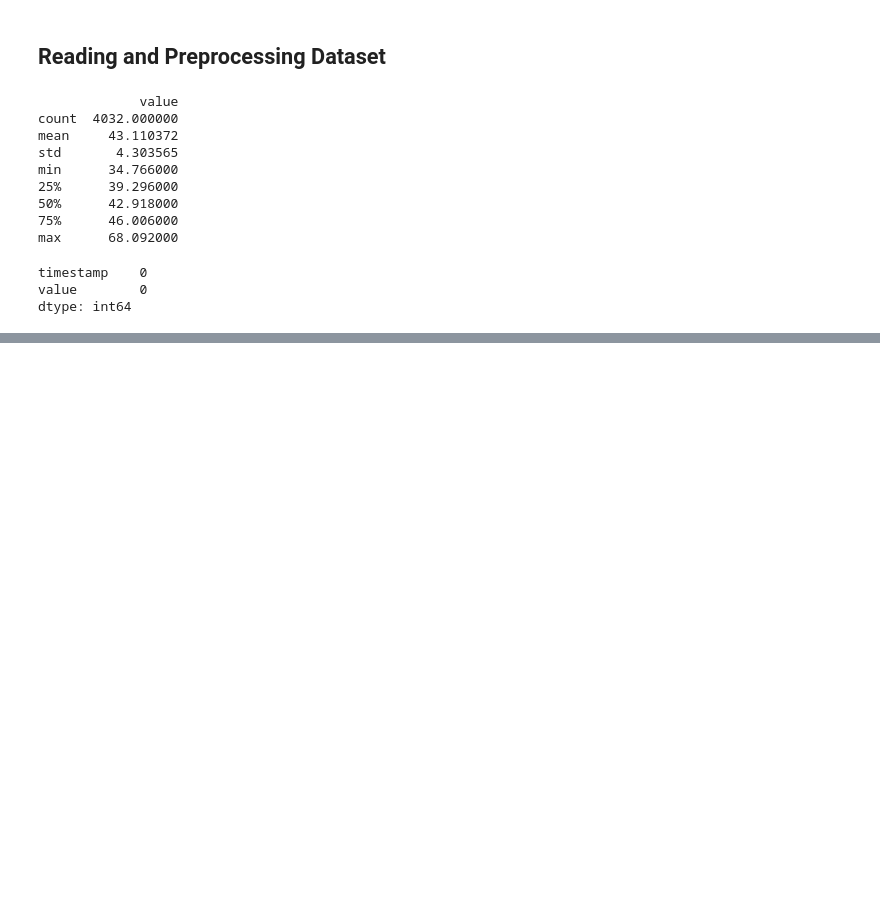
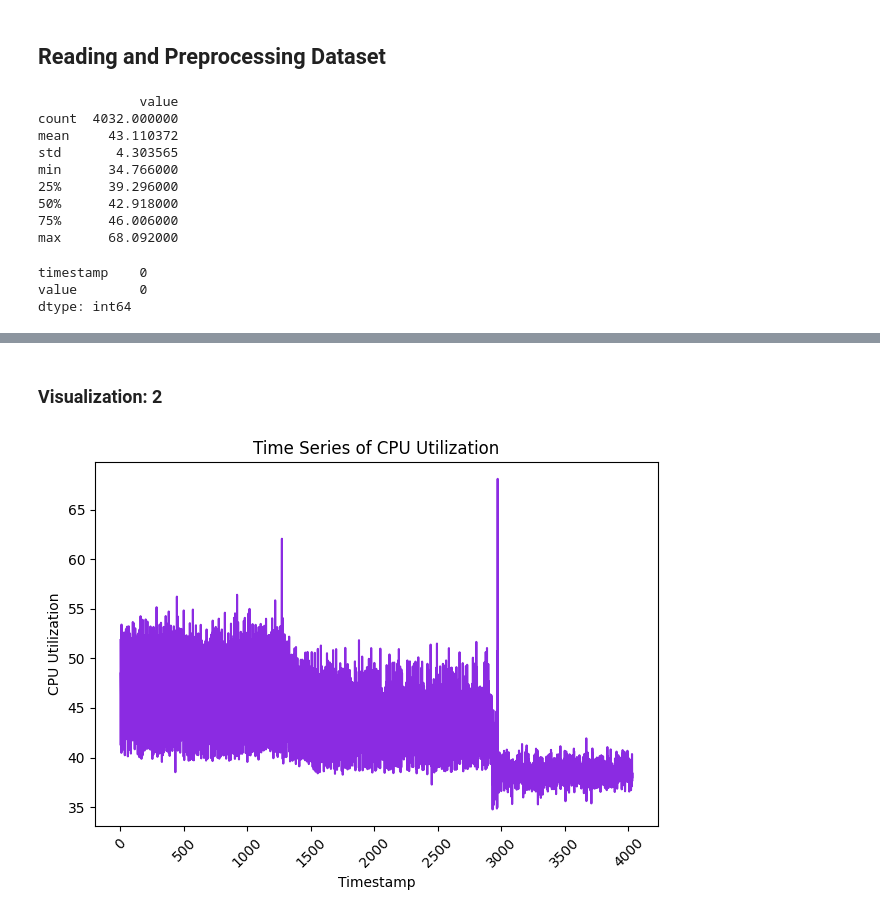
Before and after one commit to UBCSE-ngupta22/CSE676_Assign2, a Jupyter notebook: ngupta22_jatinjay_assignment2_part_2.ipynb, the cells around one changed output, grey strips where cells are left out. Drawn from its saved outputs; the diff is of its cells as text; code cells hidden in the pictures; blank space fills up the shorter version.

```diff
--- a/ngupta22_jatinjay_assignment2_part_2.ipynb
+++ b/ngupta22_jatinjay_assignment2_part_2.ipynb
@@ -35,0 +55,13 @@ dtype: int64
+# %% [markdown]
+### Visualization: 2
+# %%
+# Time-series plot
+plt.plot(data.index, data['value'], color=palette_color[4])
+plt.title('Time Series of CPU Utilization')
+plt.xlabel('Timestamp')
+plt.ylabel('CPU Utilization')
+plt.xticks(rotation=45)
+plt.tight_layout()
+plt.show()
+# %% [output]
+[figure, added]
```
Also changed, not shown: parts of 26 cells of this notebook, 1 other file.
